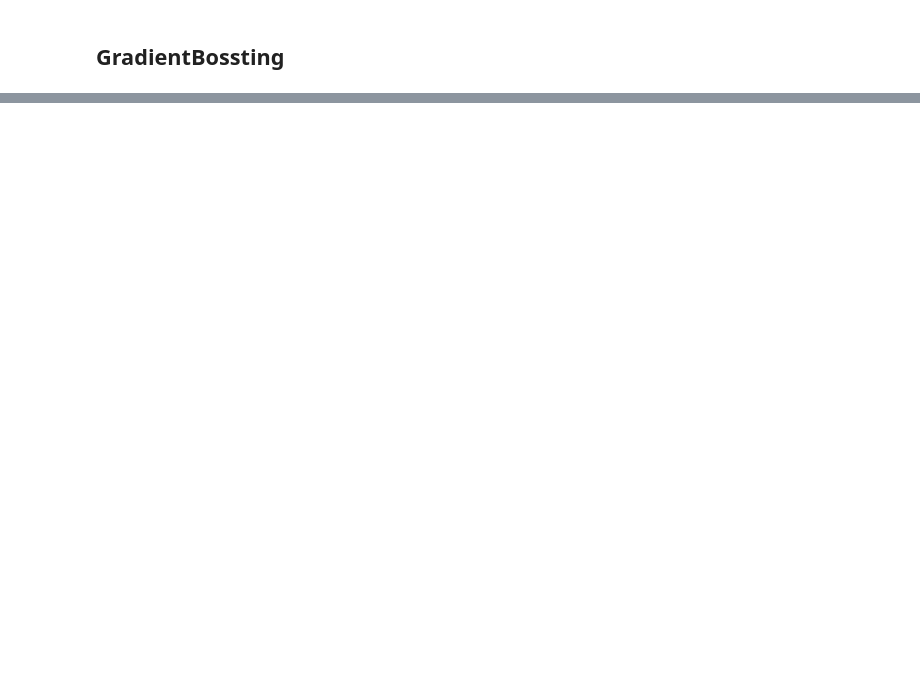
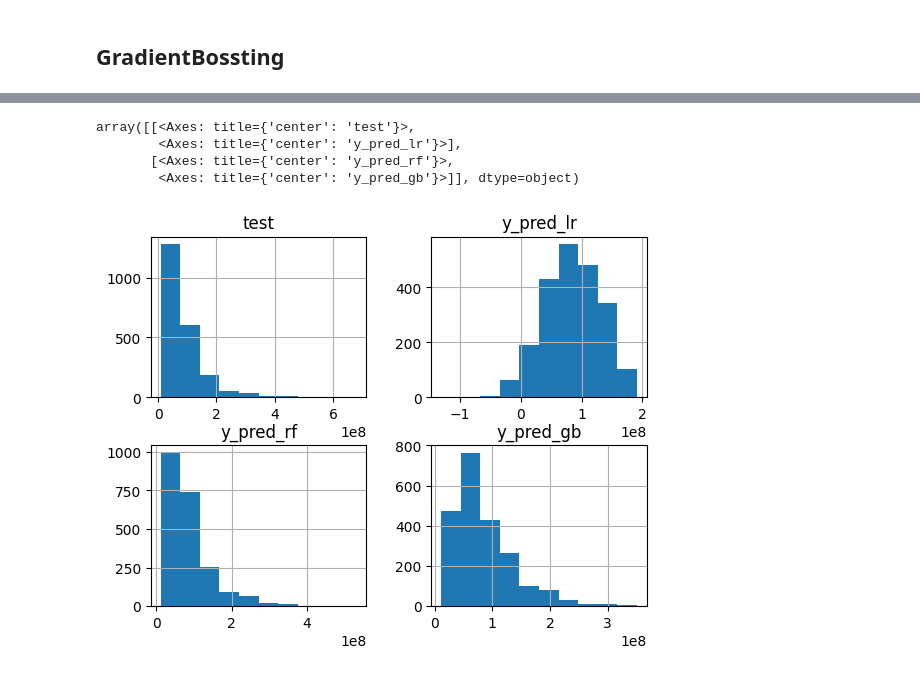
Before and after one commit to Wilmar3752/python_basic_ds_course, a Jupyter notebook: notebooks/4.model_training.ipynb, the cells around one changed output, grey strips where cells are left out. Saved outputs shown, nothing was run; the diff lists cells and outputs as text; code cells hidden in the pictures; blank space fills up the shorter version.

```diff
--- a/notebooks/4.model_training.ipynb
+++ b/notebooks/4.model_training.ipynb
@@ -242,0 +333,8 @@ y_exploracion_df
+# %%
+y_exploracion_df.hist()
+# %% [output]
+array([[<Axes: title={'center': 'test'}>,
+        <Axes: title={'center': 'y_pred_lr'}>],
+       [<Axes: title={'center': 'y_pred_rf'}>,
+        <Axes: title={'center': 'y_pred_gb'}>]], dtype=object)
+[figure, added]
```
Also changed, not shown: parts of 19 cells of this notebook.
